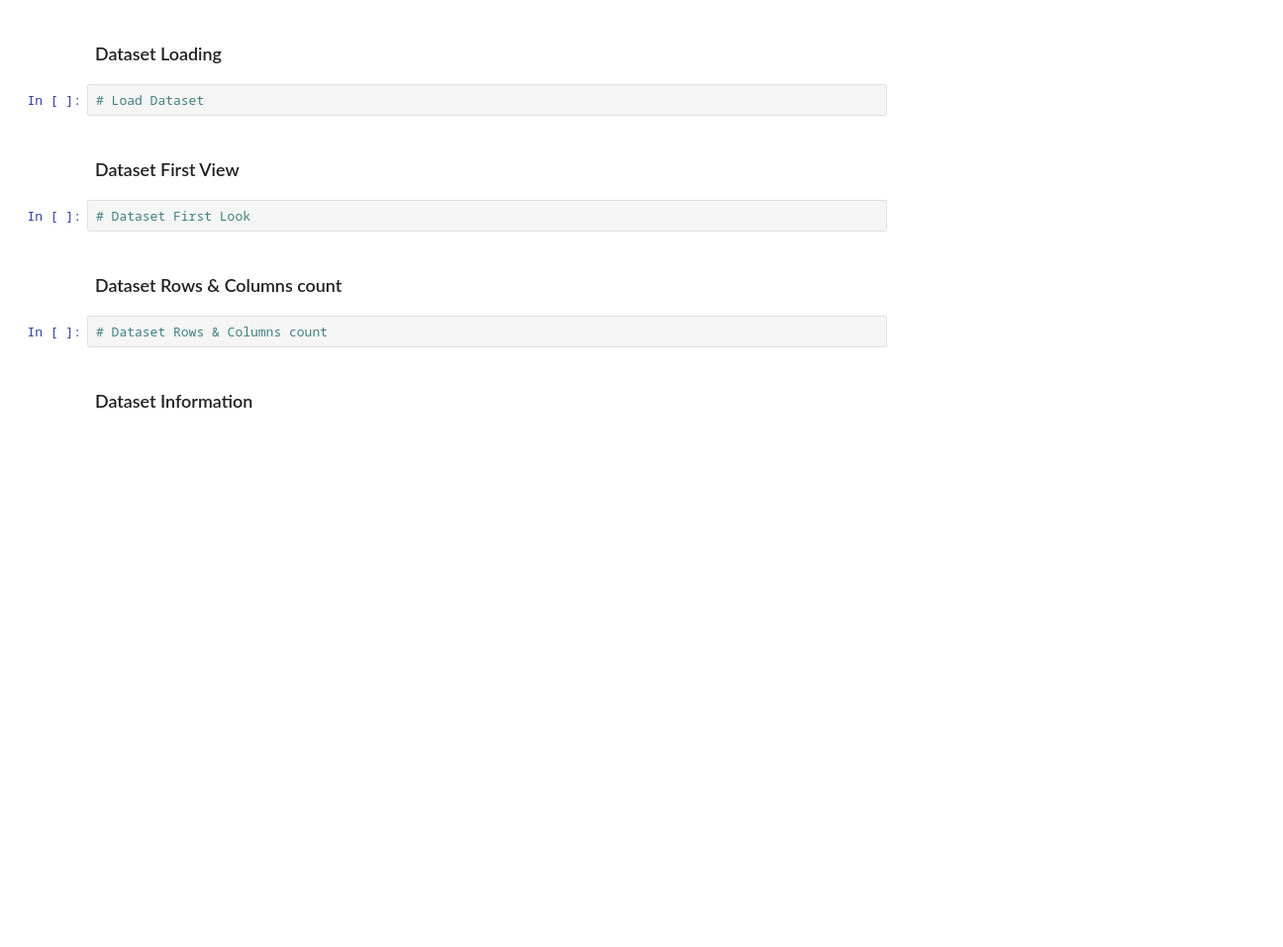
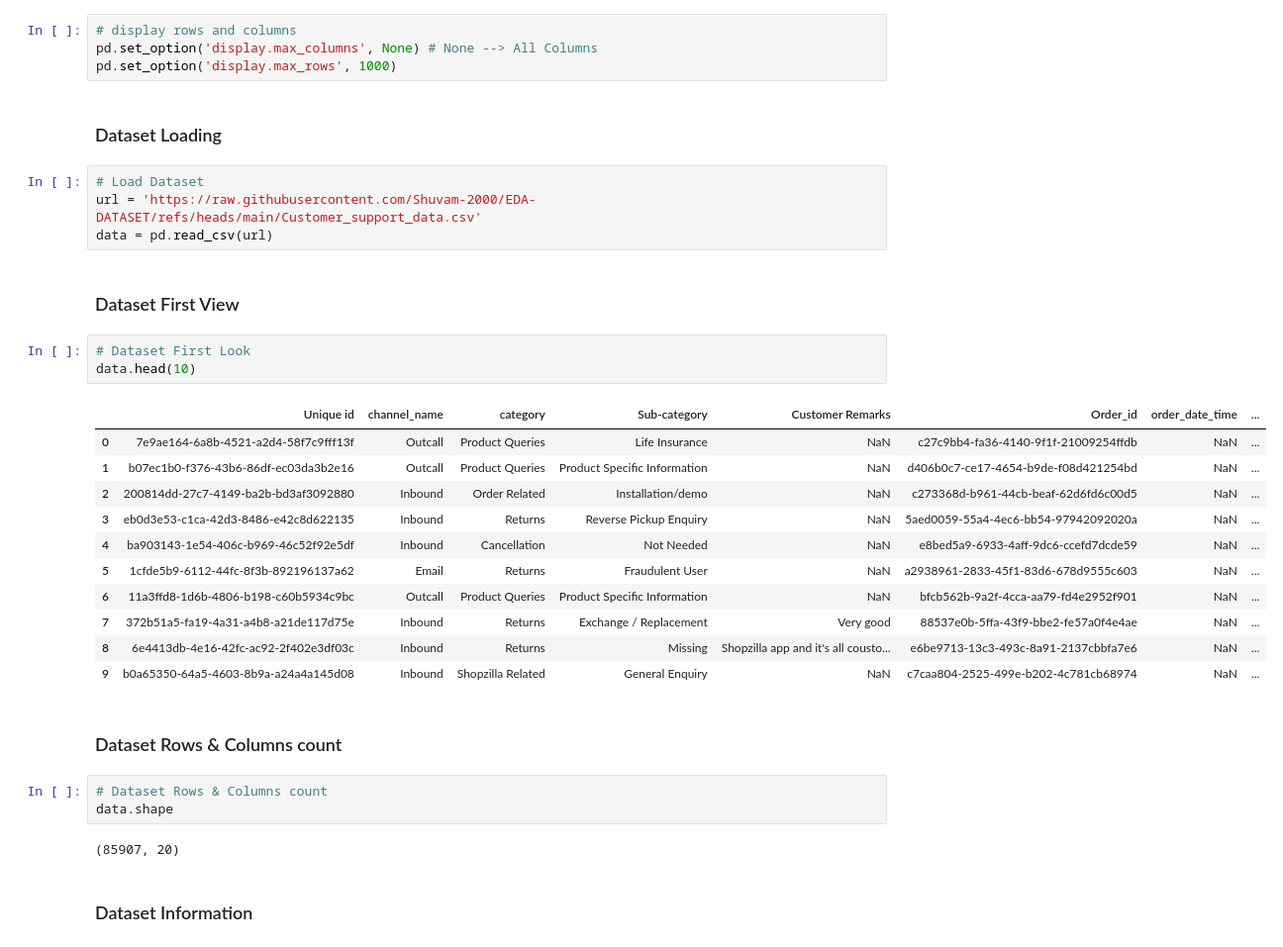
Before and after one commit to Shuvam-2000/Classification-Flipkart-Customer-Service-Satisfaction, a Jupyter notebook: Classification_Flipkart_Customer_Service_Satisfaction.ipynb, the cells around one changed output. Shown at 99% size. Saved outputs shown, nothing was run; the diff lists cells and outputs as text; blank space fills up the shorter version.

```diff
--- a/Classification_Flipkart_Customer_Service_Satisfaction.ipynb
+++ b/Classification_Flipkart_Customer_Service_Satisfaction.ipynb
@@ -81,15 +90,37 @@ M - Multivariate Analysis
+# %%
+# display rows and columns
+pd.set_option('display.max_columns', None) # None --> All Columns
+pd.set_option('display.max_rows', 1000)
 # %% [markdown]
 ### Dataset Loading
-# %%
-# Load Dataset
+# %%
+# Load Dataset
+url = 'https://raw.githubusercontent.com/Shuvam-2000/EDA-DATASET/refs/heads/main/Customer_support_data.csv'
+data = pd.read_csv(url)
 # %% [markdown]
 ### Dataset First View
 # %%
 # Dataset First Look
+data.head(10)
+# %% [output]
+|  | Unique id | channel_name | category | Sub-category | Customer Remarks | Order_id | order_date_time | ... |
+| 0 | 7e9ae164-6a8b-4521-a2d4-58f7c9fff13f | Outcall | Product Queries | Life Insurance | NaN | c27c9bb4-fa36-4140-9f1f-21009254ffdb | NaN | ... |
+| 1 | b07ec1b0-f376-43b6-86df-ec03da3b2e16 | Outcall | Product Queries | Product Specific Information | NaN | d406b0c7-ce17-4654-b9de-f08d421254bd | NaN | ... |
+| 2 | 200814dd-27c7-4149-ba2b-bd3af3092880 | Inbound | Order Related | Installation/demo | NaN | c273368d-b961-44cb-beaf-62d6fd6c00d5 | NaN | ... |
+| 3 | eb0d3e53-c1ca-42d3-8486-e42c8d622135 | Inbound | Returns | Reverse Pickup Enquiry | NaN | 5aed0059-55a4-4ec6-bb54-97942092020a | NaN | ... |
+| 4 | ba903143-1e54-406c-b969-46c52f92e5df | Inbound | Cancellation | Not Needed | NaN | e8bed5a9-6933-4aff-9dc6-ccefd7dcde59 | NaN | ... |
+| 5 | 1cfde5b9-6112-44fc-8f3b-892196137a62 | Email | Returns | Fraudulent User | NaN | a2938961-2833-45f1-83d6-678d9555c603 | NaN | ... |
+| 6 | 11a3ffd8-1d6b-4806-b198-c60b5934c9bc | Outcall | Product Queries | Product Specific Information | NaN | bfcb562b-9a2f-4cca-aa79-fd4e2952f901 | NaN | ... |
+| 7 | 372b51a5-fa19-4a31-a4b8-a21de117d75e | Inbound | Returns | Exchange / Replacement | Very good | 88537e0b-5ffa-43f9-bbe2-fe57a0f4e4ae | NaN | ... |
+| 8 | 6e4413db-4e16-42fc-ac92-2f402e3df03c | Inbound | Returns | Missing | Shopzilla app and it's all cousto... | e6be9713-13c3-493c-8a91-2137cbbfa7e6 | NaN | ... |
+| 9 | b0a65350-64a5-4603-8b9a-a24a4a145d08 | Inbound | Shopzilla Related | General Enquiry | NaN | c7caa804-2525-499e-b202-4c781cb68974 | NaN | ... |
 # %% [markdown]
 ### Dataset Rows & Columns count
 # %%
 # Dataset Rows & Columns count
+data.shape
+# %% [output]
+(85907, 20)
 # %% [markdown]
 ### Dataset Information
 # %%
```
Also changed, not shown: parts of 19 cells of this notebook.
